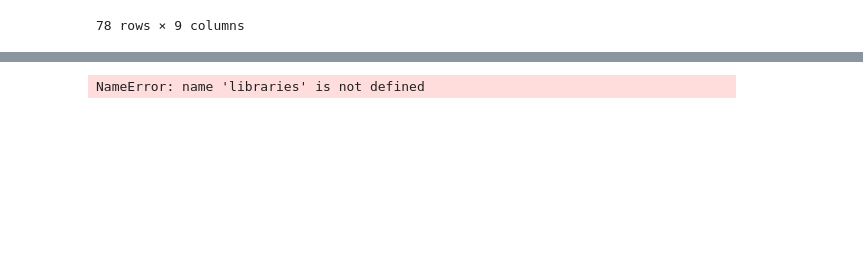
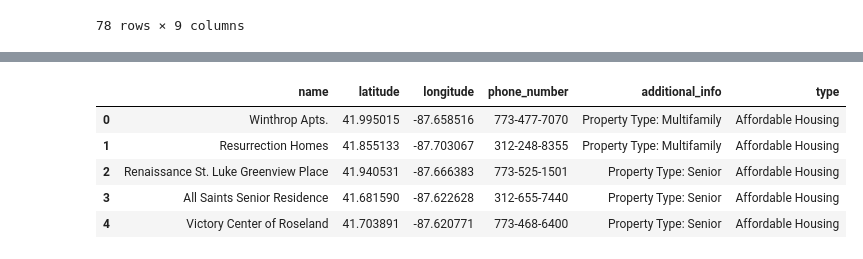
Before and after one commit to natashamathur/MapBuilder, a Jupyter notebook: final_project_data.ipynb, the cells around one changed output, grey strips where cells are left out. Saved outputs shown, nothing was run; the diff lists cells and outputs as text; code cells hidden in the pictures; blank space fills up the shorter version.

Commit message:
put in housing, libraries, schools

```diff
--- a/final_project_data.ipynb
+++ b/final_project_data.ipynb
@@ -47,2 +27,17 @@ housing['addtl_info']
+# %%
+housing = pd.read_csv('Affordable_Rental_Housing_Developments.csv')
+housing = housing[['Property Name', 'Latitude', 'Longitude', 'Phone Number', 'Property Type']]
+housing.columns=['name', 'latitude', 'longitude', 'phone_number', 'additional_info']
+housing['type'] = "Affordable Housing"
+housing.additional_info = "Property Type: " + housing.additional_info
+
+housing.head()
+# %% [output]
+|  | name | latitude | longitude | phone_number | additional_info | type |
+| 0 | Winthrop Apts. | 41.995015 | -87.658516 | 773-477-7070 | Property Type: Multifamily | Affordable Housing |
+| 1 | Resurrection Homes | 41.855133 | -87.703067 | 312-248-8355 | Property Type: Multifamily | Affordable Housing |
+| 2 | Renaissance St. Luke Greenview Place | 41.940531 | -87.666383 | 773-525-1501 | Property Type: Senior | Affordable Housing |
+| 3 | All Saints Senior Residence | 41.681590 | -87.622628 | 312-655-7440 | Property Type: Senior | Affordable Housing |
+| 4 | Victory Center of Roseland | 41.703891 | -87.620771 | 773-468-6400 | Property Type: Senior | Affordable Housing |
 # %%
 grocery = pd.read_csv('IL.csv')
@@ -50,4 +47,0 @@ grocery = grocery[grocery.CITY.isin(['Chicago', 'Chiacgo'])]
-# %%
-libraries
-# %% [output]
-NameError: name 'libraries' is not defined
```
Also changed, not shown: parts of 10 cells of this notebook.
